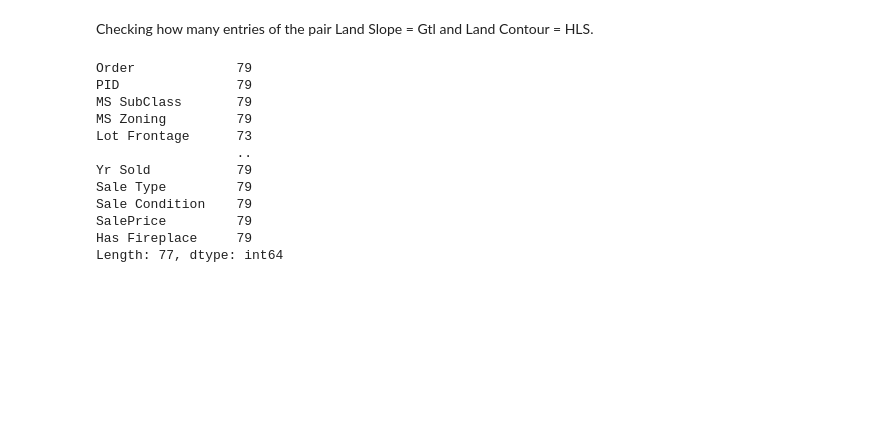
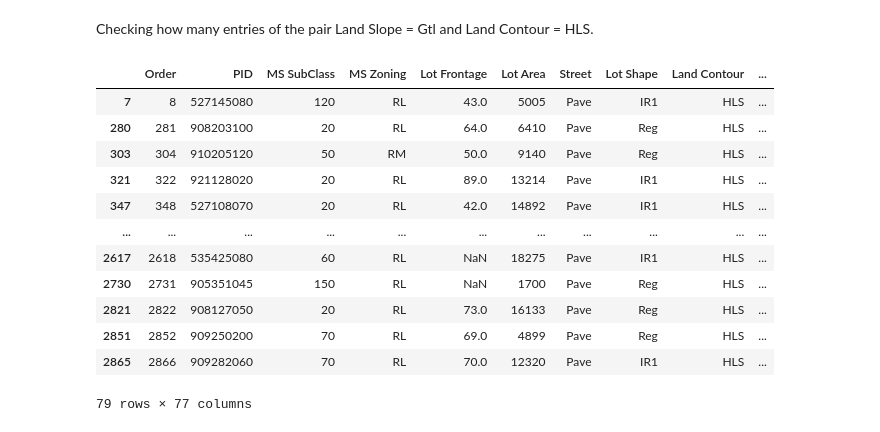
Before and after one commit to 03vladd/ML, a Jupyter notebook: Lab1.ipynb, the cells around one changed output. Cells and saved outputs as stored; diff of their text form; code cells hidden in the pictures; blank space fills up the shorter version.

```diff
--- a/Lab1.ipynb
+++ b/Lab1.ipynb
@@ -200,17 +200,18 @@ df[['Land Slope', 'Land Contour', 'SalePrice']].head()
 # %% [markdown]
 Checking how many entries of the pair Land Slope = Gtl and Land Contour = HLS.
 # %%
-df[(df['Land Slope'] == 'Gtl') & (df['Land Contour'] == 'HLS')].count()
+df[(df['Land Slope'] == 'Gtl') & (df['Land Contour'] == 'HLS')]
 # %% [output]
+|  | Order | PID | MS SubClass | MS Zoning | Lot Frontage | Lot Area | Street | Lot Shape | Land Contour | ... |
+| 7 | 8 | 527145080 | 120 | RL | 43.0 | 5005 | Pave | IR1 | HLS | ... |
+| 280 | 281 | 908203100 | 20 | RL | 64.0 | 6410 | Pave | Reg | HLS | ... |
+| 303 | 304 | 910205120 | 50 | RM | 50.0 | 9140 | Pave | Reg | HLS | ... |
+| 321 | 322 | 921128020 | 20 | RL | 89.0 | 13214 | Pave | IR1 | HLS | ... |
+| 347 | 348 | 527108070 | 20 | RL | 42.0 | 14892 | Pave | IR1 | HLS | ... |
+| ... | ... | ... | ... | ... | ... | ... | ... | ... | ... | ... |
+| 2617 | 2618 | 535425080 | 60 | RL | NaN | 18275 | Pave | IR1 | HLS | ... |
+| 2730 | 2731 | 905351045 | 150 | RL | NaN | 1700 | Pave | Reg | HLS | ... |
+| 2821 | 2822 | 908127050 | 20 | RL | 73.0 | 16133 | Pave | Reg | HLS | ... |
+| 2851 | 2852 | 909250200 | 70 | RL | 69.0 | 4899 | Pave | Reg | HLS | ... |
+| 2865 | 2866 | 909282060 | 70 | RL | 70.0 | 12320 | Pave | IR1 | HLS | ... |
-Order             79
-PID               79
-MS SubClass       79
-MS Zoning         79
-Lot Frontage      73
-                  ..
-Yr Sold           79
-Sale Type         79
-Sale Condition    79
-SalePrice         79
-Has Fireplace     79
-Length: 77, dtype: int64
+79 rows × 77 columns
```
